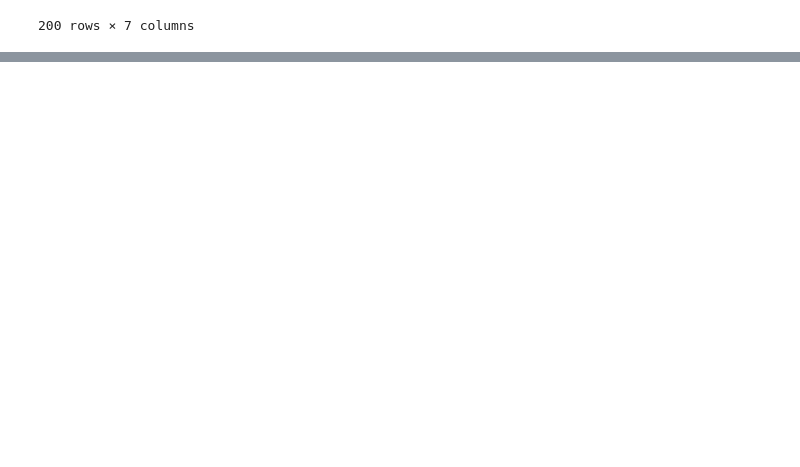
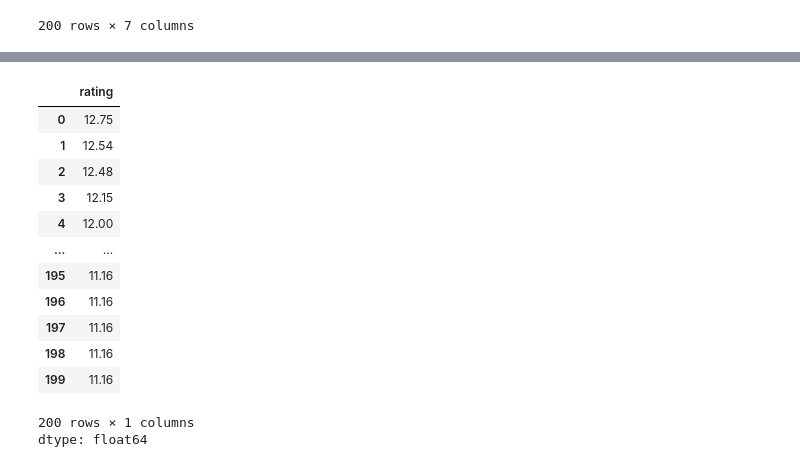
Before and after one commit to Elwing-Chou/tibame20260804, a Jupyter notebook: tibame20260901.ipynb, the cells around one changed output, grey strips where cells are left out. Drawn from its saved outputs; the diff is of its cells as text; code cells hidden in the pictures; blank space fills up the shorter version.

```diff
--- a/tibame20260901.ipynb
+++ b/tibame20260901.ipynb
@@ -130,0 +161,20 @@ df
+# %%
+def func(i):
+    return i * 3
+
+df["rating"].astype(float).apply(func)
+# %% [output]
+|  | rating |
+| 0 | 12.75 |
+| 1 | 12.54 |
+| 2 | 12.48 |
+| 3 | 12.15 |
+| 4 | 12.00 |
+| ... | ... |
+| 195 | 11.16 |
+| 196 | 11.16 |
+| 197 | 11.16 |
+| 198 | 11.16 |
+| 199 | 11.16 |
+200 rows × 1 columns
+dtype: float64
```
Also changed, not shown: parts of 3 cells of this notebook.
